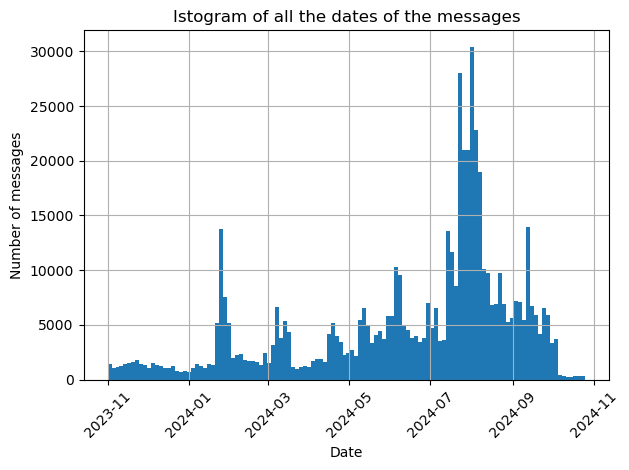
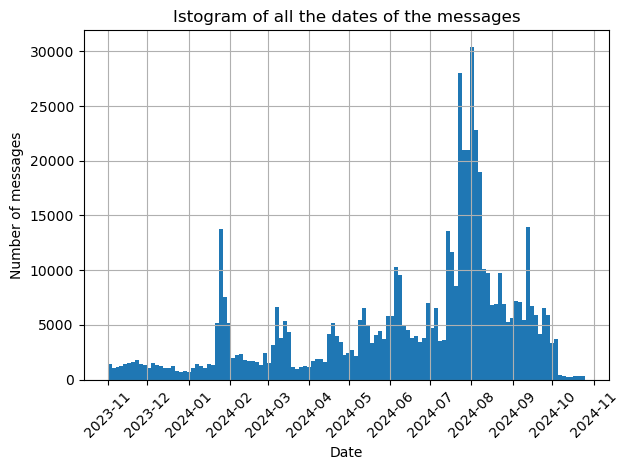
The notebook cell's code change between the first figure and the second:
--- before
+++ after
@@ -1,7 +1,21 @@
-df_english_preprocessed_non_empty_channels['timestamp'] = pd.to_datetime(df_english_preprocessed_non_empty_channels['timestamp'], unit='s')
+import pandas as pd
+import matplotlib.pyplot as plt
+from matplotlib.dates import MonthLocator, DateFormatter
+
+# Conversione timestamp da secondi a datetime
+df_english_preprocessed_non_empty_channels['timestamp'] = pd.to_datetime(
+    df_english_preprocessed_non_empty_channels['timestamp'],
+    unit='s'
+)
 
 # Istogram of all the dates of the messages
 print(df_english_preprocessed_non_empty_channels.columns)
+
 df_english_preprocessed_non_empty_channels['timestamp'].hist(bins=120)
+
+ax = plt.gca()
+ax.xaxis.set_major_locator(MonthLocator(interval=1))          # tick ogni 1 mese
+ax.xaxis.set_major_formatter(DateFormatter("%Y-%m"))          # formato anno-mese
+
 plt.title("Istogram of all the dates of the messages")
 plt.xlabel("Date")
@@ -17,7 +31,16 @@
 
 # Istogram of the date of the last message for every channel
-df_english_preprocessed_non_empty_channels.sort_values(by='timestamp') \
-    .drop_duplicates(subset='channel_id', keep='last')['timestamp'] \
-    .hist(bins=100)
+last_timestamps = (
+    df_english_preprocessed_non_empty_channels
+    .sort_values(by='timestamp')
+    .drop_duplicates(subset='channel_id', keep='last')['timestamp']
+)
+
+last_timestamps.hist(bins=100)
+
+ax = plt.gca()
+ax.xaxis.set_major_locator(MonthLocator(interval=1))          # tick ogni 1 mese
+ax.xaxis.set_major_formatter(DateFormatter("%Y-%m"))          # formato anno-mese
+
 plt.title("# Istogram of the date of the last message for every channel")
 plt.xlabel("Date")

Commit: pipeline_features